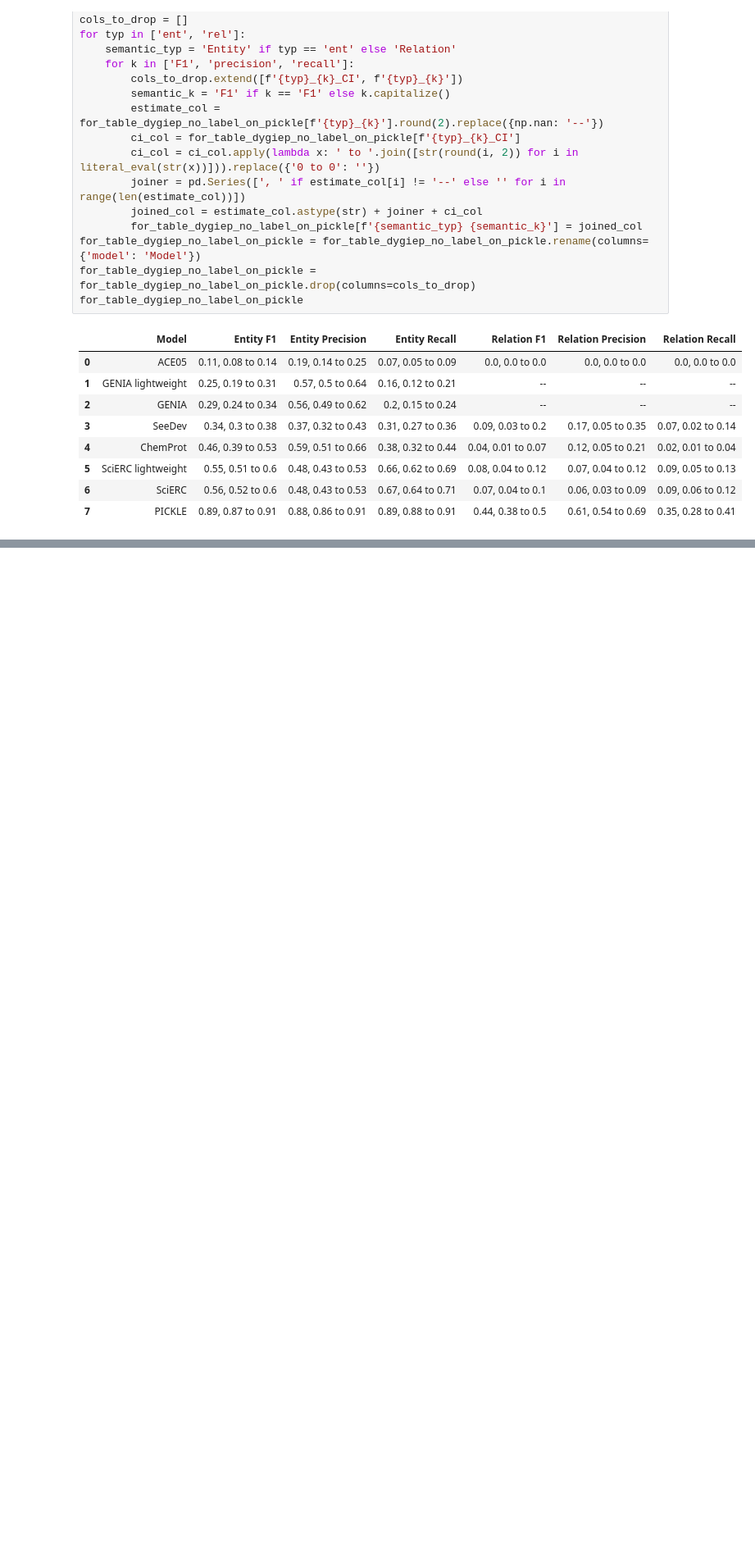
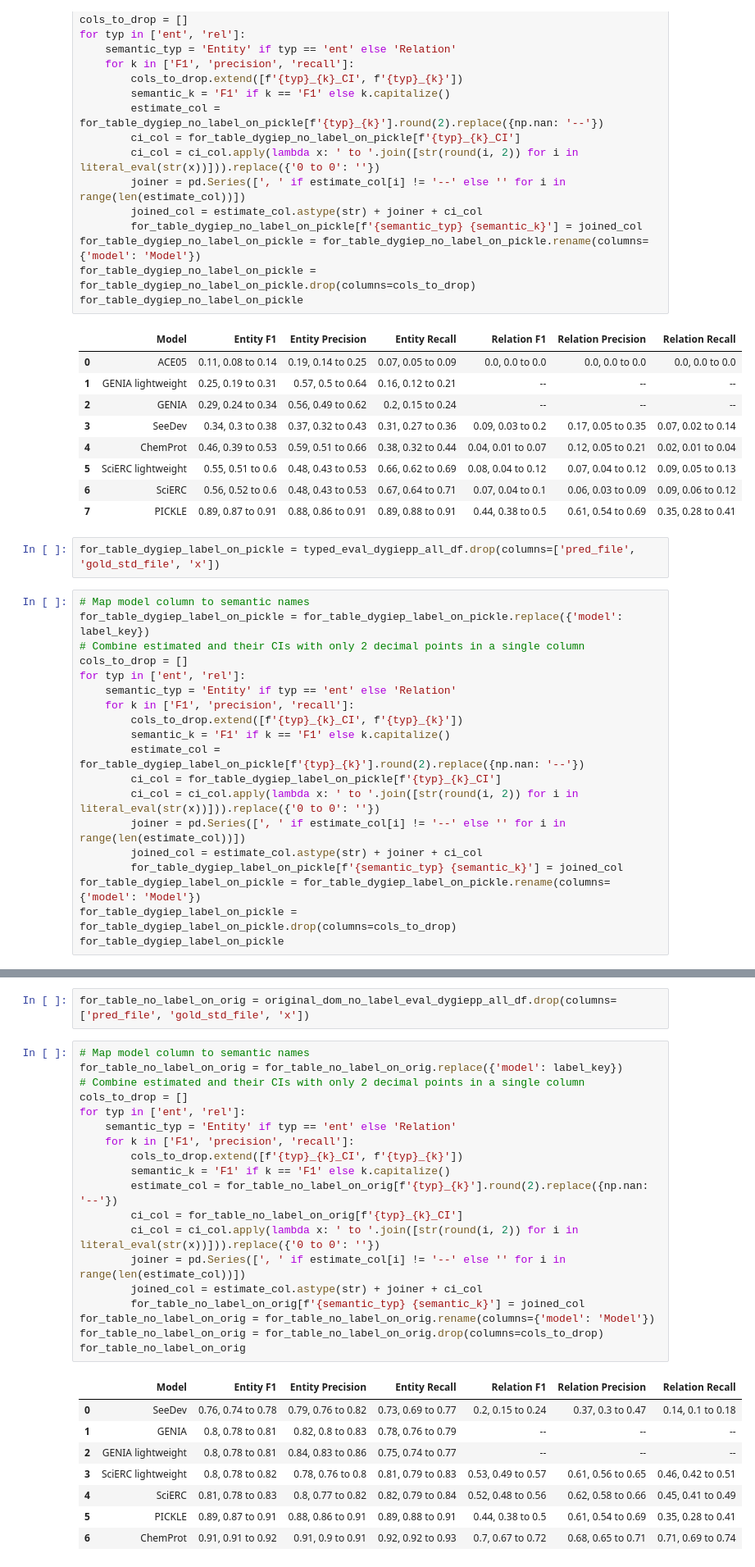
Before and after one commit to ShiuLab/pickle-corpus-code, a Jupyter notebook: jupyter_notebooks/model_performance_figures.ipynb, the cells around one changed output, grey strips where cells are left out. Shown at 82% size. Saved outputs shown, nothing was run; the diff lists cells and outputs as text; blank space fills up the shorter version.

Commit message:
Add remaining data tables

```diff
--- a/jupyter_notebooks/model_performance_figures.ipynb
+++ b/jupyter_notebooks/model_performance_figures.ipynb
@@ -382,3 +382,24 @@ for_table_dygiep_no_label_on_pickle
 | 5 | SciERC lightweight | 0.55, 0.51 to 0.6 | 0.48, 0.43 to 0.53 | 0.66, 0.62 to 0.69 | 0.08, 0.04 to 0.12 | 0.07, 0.04 to 0.12 | 0.09, 0.05 to 0.13 |
 | 6 | SciERC | 0.56, 0.52 to 0.6 | 0.48, 0.43 to 0.53 | 0.67, 0.64 to 0.71 | 0.07, 0.04 to 0.1 | 0.06, 0.03 to 0.09 | 0.09, 0.06 to 0.12 |
 | 7 | PICKLE | 0.89, 0.87 to 0.91 | 0.88, 0.86 to 0.91 | 0.89, 0.88 to 0.91 | 0.44, 0.38 to 0.5 | 0.61, 0.54 to 0.69 | 0.35, 0.28 to 0.41 |
+# %%
+for_table_dygiep_label_on_pickle = typed_eval_dygiepp_all_df.drop(columns=['pred_file', 'gold_std_file', 'x'])
+# %%
+# Map model column to semantic names
+for_table_dygiep_label_on_pickle = for_table_dygiep_label_on_pickle.replace({'model': label_key})
+# Combine estimated and their CIs with only 2 decimal points in a single column
+cols_to_drop = []
+for typ in ['ent', 'rel']:
+    semantic_typ = 'Entity' if typ == 'ent' else 'Relation'
+    for k in ['F1', 'precision', 'recall']:
+        cols_to_drop.extend([f'{typ}_{k}_CI', f'{typ}_{k}'])
+        semantic_k = 'F1' if k == 'F1' else k.capitalize()
+        estimate_col = for_table_dygiep_label_on_pickle[f'{typ}_{k}'].round(2).replace({np.nan: '--'})
+        ci_col = for_table_dygiep_label_on_pickle[f'{typ}_{k}_CI']
+        ci_col = ci_col.apply(lambda x: ' to '.join([str(round(i, 2)) for i in literal_eval(str(x))])).replace({'0 to 0': ''})
+        joiner = pd.Series([', ' if estimate_col[i] != '--' else '' for i in range(len(estimate_col))])
+        joined_col = estimate_col.astype(str) + joiner + ci_col
+        for_table_dygiep_label_on_pickle[f'{semantic_typ} {semantic_k}'] = joined_col
+for_table_dygiep_label_on_pickle = for_table_dygiep_label_on_pickle.rename(columns={'model': 'Model'})
+for_table_dygiep_label_on_pickle = for_table_dygiep_label_on_pickle.drop(columns=cols_to_drop)
+for_table_dygiep_label_on_pickle
@@ -384,0 +413,30 @@ for_table_dygiep_no_label_on_pickle
+# %%
+for_table_no_label_on_orig = original_dom_no_label_eval_dygiepp_all_df.drop(columns=['pred_file', 'gold_std_file', 'x'])
+# %%
+# Map model column to semantic names
+for_table_no_label_on_orig = for_table_no_label_on_orig.replace({'model': label_key})
+# Combine estimated and their CIs with only 2 decimal points in a single column
+cols_to_drop = []
+for typ in ['ent', 'rel']:
+    semantic_typ = 'Entity' if typ == 'ent' else 'Relation'
+    for k in ['F1', 'precision', 'recall']:
+        cols_to_drop.extend([f'{typ}_{k}_CI', f'{typ}_{k}'])
+        semantic_k = 'F1' if k == 'F1' else k.capitalize()
+        estimate_col = for_table_no_label_on_orig[f'{typ}_{k}'].round(2).replace({np.nan: '--'})
+        ci_col = for_table_no_label_on_orig[f'{typ}_{k}_CI']
+        ci_col = ci_col.apply(lambda x: ' to '.join([str(round(i, 2)) for i in literal_eval(str(x))])).replace({'0 to 0': ''})
+        joiner = pd.Series([', ' if estimate_col[i] != '--' else '' for i in range(len(estimate_col))])
+        joined_col = estimate_col.astype(str) + joiner + ci_col
+        for_table_no_label_on_orig[f'{semantic_typ} {semantic_k}'] = joined_col
+for_table_no_label_on_orig = for_table_no_label_on_orig.rename(columns={'model': 'Model'})
+for_table_no_label_on_orig = for_table_no_label_on_orig.drop(columns=cols_to_drop)
+for_table_no_label_on_orig
+# %% [output]
+|  | Model | Entity F1 | Entity Precision | Entity Recall | Relation F1 | Relation Precision | Relation Recall |
+| 0 | SeeDev | 0.76, 0.74 to 0.78 | 0.79, 0.76 to 0.82 | 0.73, 0.69 to 0.77 | 0.2, 0.15 to 0.24 | 0.37, 0.3 to 0.47 | 0.14, 0.1 to 0.18 |
+| 1 | GENIA | 0.8, 0.78 to 0.81 | 0.82, 0.8 to 0.83 | 0.78, 0.76 to 0.79 | -- | -- | -- |
+| 2 | GENIA lightweight | 0.8, 0.78 to 0.81 | 0.84, 0.83 to 0.86 | 0.75, 0.74 to 0.77 | -- | -- | -- |
+| 3 | SciERC lightweight | 0.8, 0.78 to 0.82 | 0.78, 0.76 to 0.8 | 0.81, 0.79 to 0.83 | 0.53, 0.49 to 0.57 | 0.61, 0.56 to 0.65 | 0.46, 0.42 to 0.51 |
+| 4 | SciERC | 0.81, 0.78 to 0.83 | 0.8, 0.77 to 0.82 | 0.82, 0.79 to 0.84 | 0.52, 0.48 to 0.56 | 0.62, 0.58 to 0.66 | 0.45, 0.41 to 0.49 |
+| 5 | PICKLE | 0.89, 0.87 to 0.91 | 0.88, 0.86 to 0.91 | 0.89, 0.88 to 0.91 | 0.44, 0.38 to 0.5 | 0.61, 0.54 to 0.69 | 0.35, 0.28 to 0.41 |
+| 6 | ChemProt | 0.91, 0.91 to 0.92 | 0.91, 0.9 to 0.91 | 0.92, 0.92 to 0.93 | 0.7, 0.67 to 0.72 | 0.68, 0.65 to 0.71 | 0.71, 0.69 to 0.74 |
```
Also changed, not shown: parts of 3 cells of this notebook.
